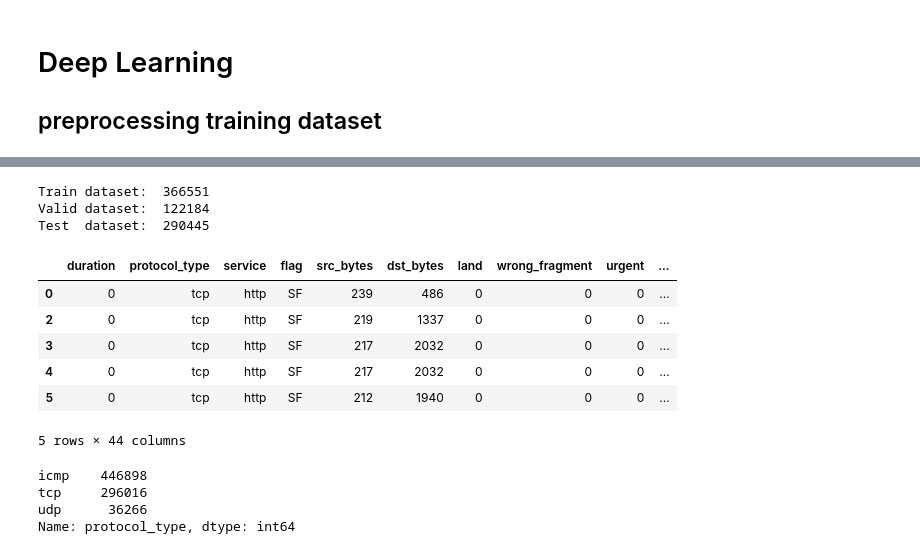
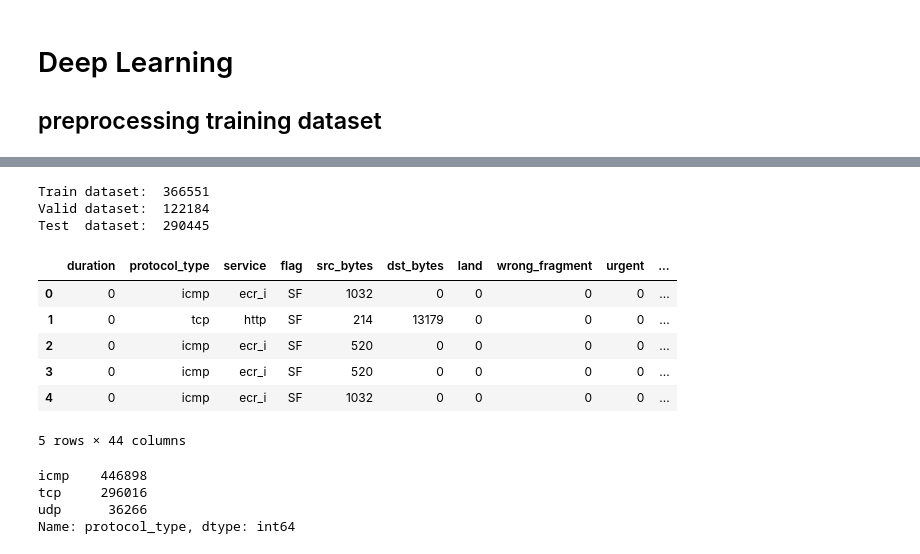
Before and after one commit to gutouyu/IntrusionDetection, a Jupyter notebook: framework.ipynb, the cells around one changed output, grey strips where cells are left out. Cells and saved outputs as stored; diff of their text form; code cells hidden in the pictures.

```diff
--- a/framework.ipynb
+++ b/framework.ipynb
@@ -63,43 +70,54 @@ print len(mask[mask==False]) #1:4
 #只保留DOS 和 Normal
 train_dataset = train_dataset[(train_dataset['labels']==0) | (train_dataset['labels']==2)]
 test_dataset = test_dataset[(test_dataset['labels']==0) | (test_dataset['labels'] == 2)]
+# %%
+from sklearn.model_selection import train_test_split
+# dataset
+train_dataset, valid_dataset, _, _ = train_test_split(train_dataset, train_dataset['labels'], test_size=0.25, random_state=42)
+train_dataset_size = train_dataset.shape[0]
+valid_dataset_size = valid_dataset.shape[0]
+test_dataset_size = test_dataset.shape[0]
+print 'Train dataset: ', train_dataset_size
+print 'Valid dataset: ', valid_dataset_size
+print 'Test  dataset: ', test_dataset_size
+# %% [output]
+Train dataset:  366551
+Valid dataset:  122184
+Test  dataset:  290445
 # %%
 #获取验证集
-val_frac=0.25
-valid_dataset_neg = train_dataset[(train_dataset['labels']==0)].sample(frac=val_frac)
-valid_dataset_pos = train_dataset[(train_dataset['labels']==2)].sample(frac=val_frac)
-valid_dataset = pd.concat([valid_dataset_neg, valid_dataset_pos], axis=0)
+# val_frac=0.25
+# valid_dataset_neg = train_dataset[(train_dataset['labels']==0)].sample(frac=val_frac)
+# valid_dataset_pos = train_dataset[(train_dataset['labels']==2)].sample(frac=val_frac)
+# valid_dataset = pd.concat([valid_dataset_neg, valid_dataset_pos], axis=0)
 
-#train_dataset中分离出valid_dataset
-train_dataset = train_dataset.select(lambda x: x not in valid_dataset.index, axis=0)
+# #train_dataset中分离出valid_dataset
+# train_dataset = train_dataset.select(lambda x: x not in valid_dataset.index, axis=0)
 
 
-train_dataset_size = train_dataset.shape[0]
-valid_dataset_size = valid_dataset.shape[0]
-test_dataset_size = test_dataset.shape[0]
+# train_dataset_size = train_dataset.shape[0]
+# valid_dataset_size = valid_dataset.shape[0]
+# test_dataset_size = test_dataset.shape[0]
 
-print 'Train dataset: ', train_dataset_size
-print 'Valid dataset: ', valid_dataset_size
-print 'Test  dataset: ', test_dataset_size
+# print 'Train dataset: ', train_dataset_size
+# print 'Valid dataset: ', valid_dataset_size
+# print 'Test  dataset: ', test_dataset_size
-# %% [output]
-Train dataset:  366551
-Valid dataset:  122184
-Test  dataset:  290445
 # %%
-combine_dataset = pd.concat([train_dataset,valid_dataset, test_dataset], axis=0)
+combine = pd.concat([train_dataset,valid_dataset, test_dataset], axis=0)
 # %%
 # labels独热编码
-labels_dummies = pd.get_dummies(combine_dataset['labels'], prefix='label')
-combine_dataset = pd.concat([combine_dataset,labels_dummies], axis=1)
+labels_dummies = pd.get_dummies(combine['labels'], prefix='label')
+combine = pd.concat([combine,labels_dummies], axis=1)
-# %%
-combine_dataset.head()
-# %% [output]
-|  | duration | protocol_type | service | flag | src_bytes | dst_bytes | land | wrong_fragment | urgent | ... |
-| 0 | 0 | tcp | http | SF | 239 | 486 | 0 | 0 | 0 | ... |
-| 2 | 0 | tcp | http | SF | 219 | 1337 | 0 | 0 | 0 | ... |
-| 3 | 0 | tcp | http | SF | 217 | 2032 | 0 | 0 | 0 | ... |
-| 4 | 0 | tcp | http | SF | 217 | 2032 | 0 | 0 | 0 | ... |
-| 5 | 0 | tcp | http | SF | 212 | 1940 | 0 | 0 | 0 | ... |
-5 rows × 44 columns
+# %%
+combine.index = range(len(combine))
+combine.head()
+# %% [output]
+|  | duration | protocol_type | service | flag | src_bytes | dst_bytes | land | wrong_fragment | urgent | ... |
+| 0 | 0 | icmp | ecr_i | SF | 1032 | 0 | 0 | 0 | 0 | ... |
+| 1 | 0 | tcp | http | SF | 214 | 13179 | 0 | 0 | 0 | ... |
+| 2 | 0 | icmp | ecr_i | SF | 520 | 0 | 0 | 0 | 0 | ... |
+| 3 | 0 | icmp | ecr_i | SF | 520 | 0 | 0 | 0 | 0 | ... |
+| 4 | 0 | icmp | ecr_i | SF | 1032 | 0 | 0 | 0 | 0 | ... |
+5 rows × 44 columns
 # %%
 # 独热编码 protocol_type
```
Also changed, not shown: parts of 17 cells of this notebook, 1 other file.
